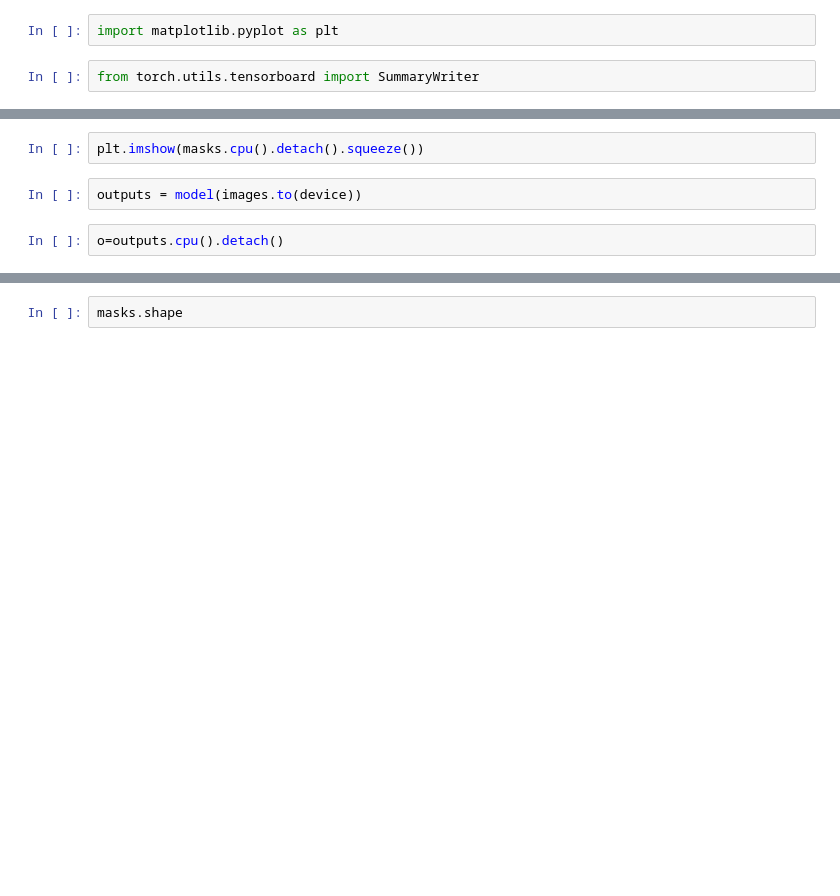
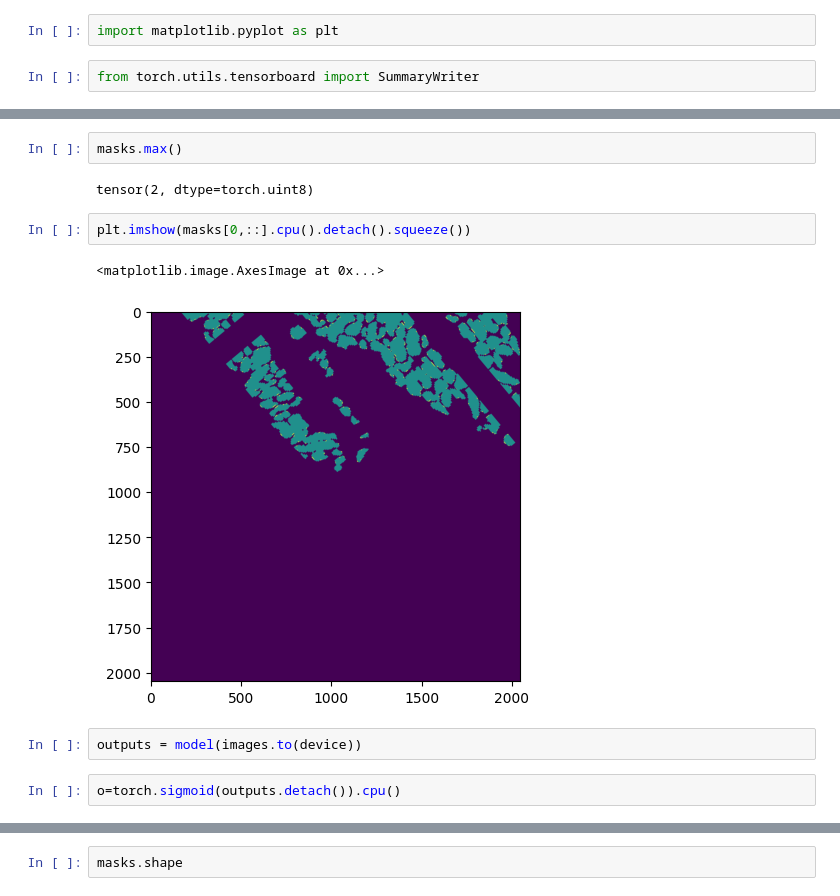
Before and after one commit to choosehappy/QuickAnnotator, a Jupyter notebook: quickannotator/dl/example-train-infer-notebook.ipynb, the cells around one changed output, grey strips where cells are left out. Cells and saved outputs as stored; diff of their text form; blank space fills up the shorter version.

```diff
--- a/quickannotator/dl/example-train-infer-notebook.ipynb
+++ b/quickannotator/dl/example-train-infer-notebook.ipynb
@@ -191,7 +292,14 @@ plt.imshow(i.squeeze().permute(1,2,0))
+# %%
+masks.max()
+# %% [output]
+tensor(2, dtype=torch.uint8)
 # %%
-plt.imshow(masks.cpu().detach().squeeze())
+plt.imshow(masks[0,::].cpu().detach().squeeze())
+# %% [output]
+<matplotlib.image.AxesImage at 0x...>
+[figure, added]
 # %%
 outputs = model(images.to(device))
 # %%
-o=outputs.cpu().detach()
+o=torch.sigmoid(outputs.detach()).cpu()
 # %%
```
Also changed, not shown: parts of 15 cells of this notebook.
